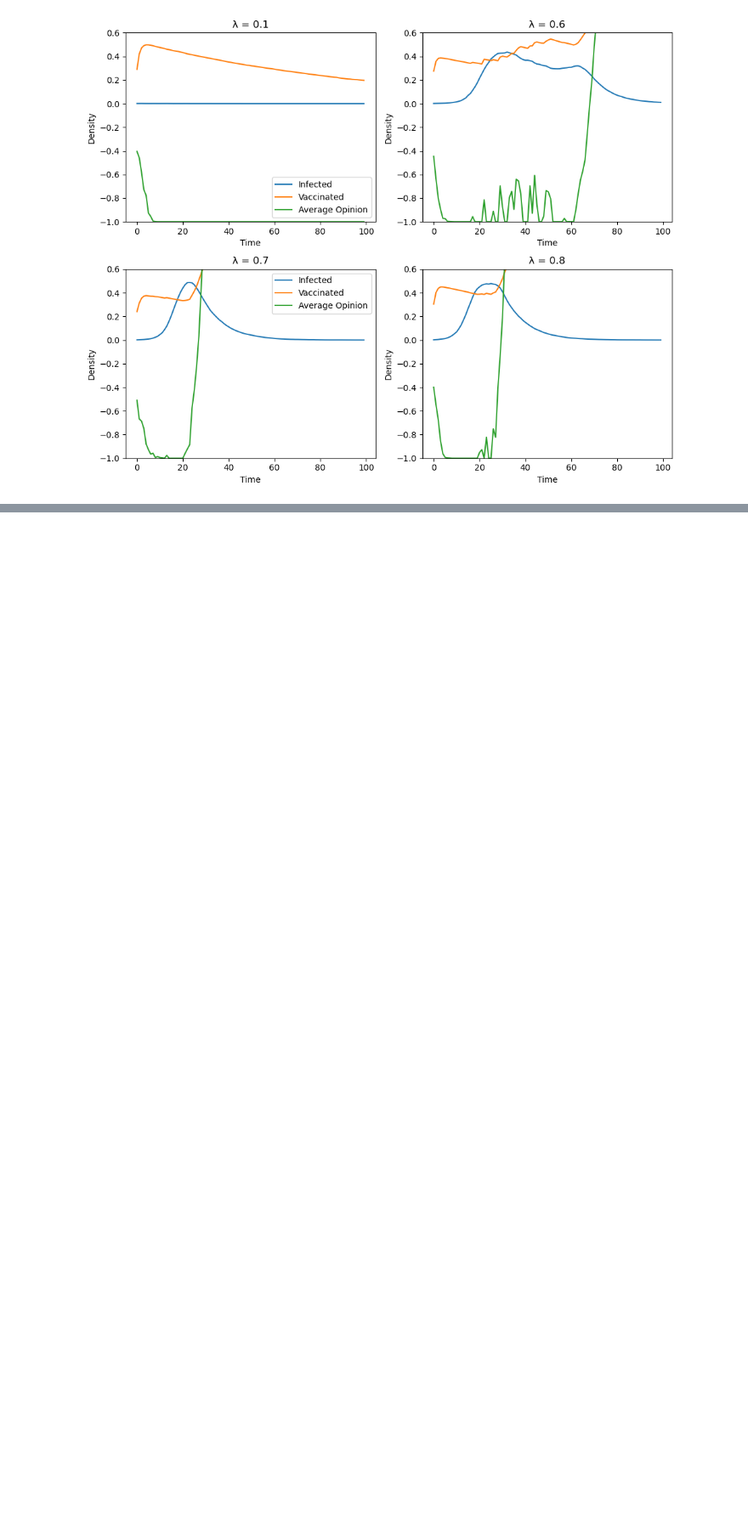
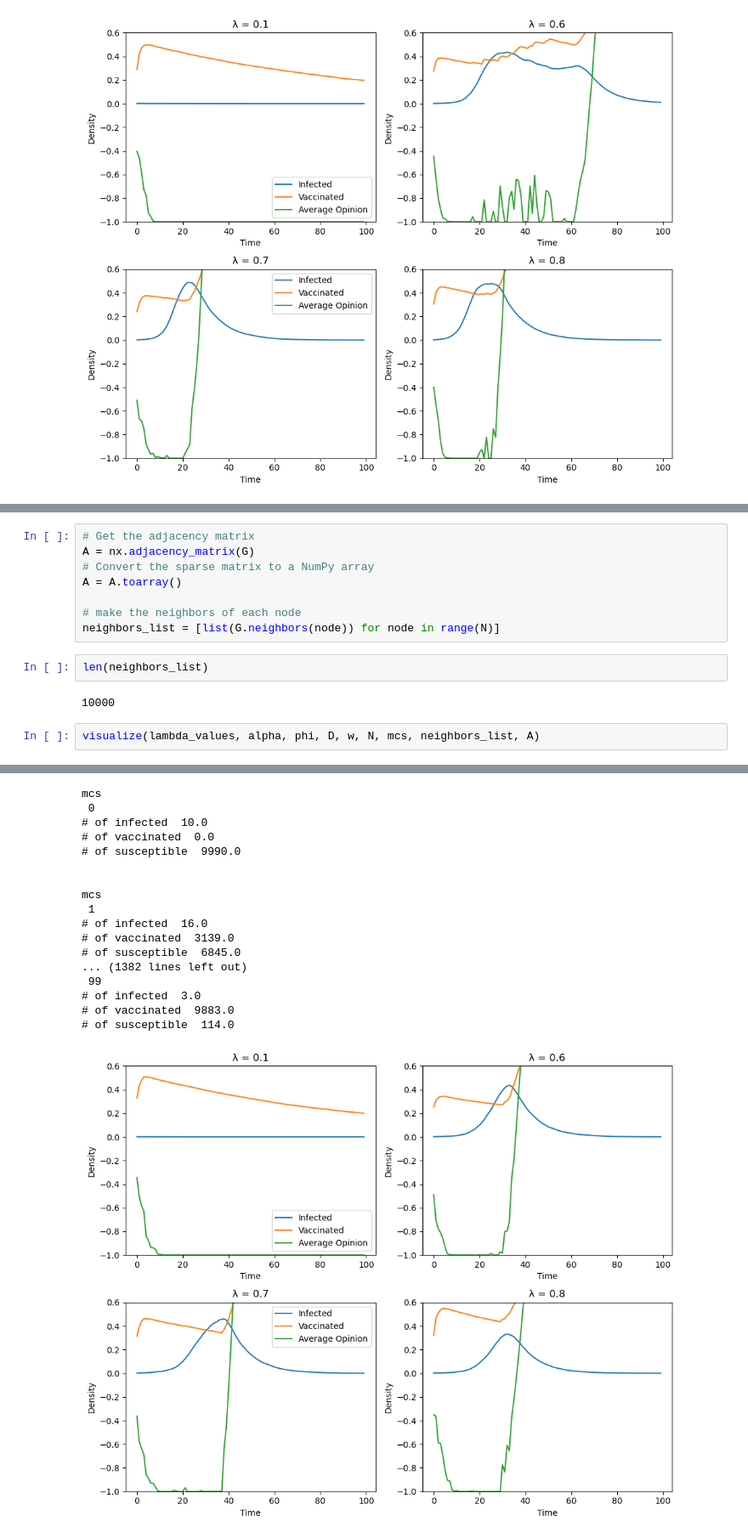
Before and after one commit to srujana-16/Opinion-Epidemic-Vaccination-Dynamics, a Jupyter notebook: main.ipynb, the cells around one changed output, grey strips where cells are left out. Shown at 85% size. Cells and saved outputs as stored; diff of their text form; blank space fills up the shorter version.

```diff
--- a/main.ipynb
+++ b/main.ipynb
@@ -392,0 +595,15 @@ plt.show()
+# %%
+# Get the adjacency matrix
+A = nx.adjacency_matrix(G)
+# Convert the sparse matrix to a NumPy array
+A = A.toarray()
+
+# make the neighbors of each node
+neighbors_list = [list(G.neighbors(node)) for node in range(N)]
+# %%
+len(neighbors_list)
+# %% [output]
+10000
+# %%
+visualize(lambda_values, alpha, phi, D, w, N, mcs, neighbors_list, A)
+# %% [output]
@@ -392,0 +627,18 @@ plt.show()
+mcs
+ 0
+# of infected  10.0
+# of vaccinated  0.0
+# of susceptible  9990.0
+
+
+mcs
+ 1
+# of infected  16.0
+# of vaccinated  3139.0
+# of susceptible  6845.0
+... (1382 lines left out)
+ 99
+# of infected  3.0
+# of vaccinated  9883.0
+# of susceptible  114.0
+[figure, added]
```
Also changed, not shown: parts of 18 cells of this notebook.
